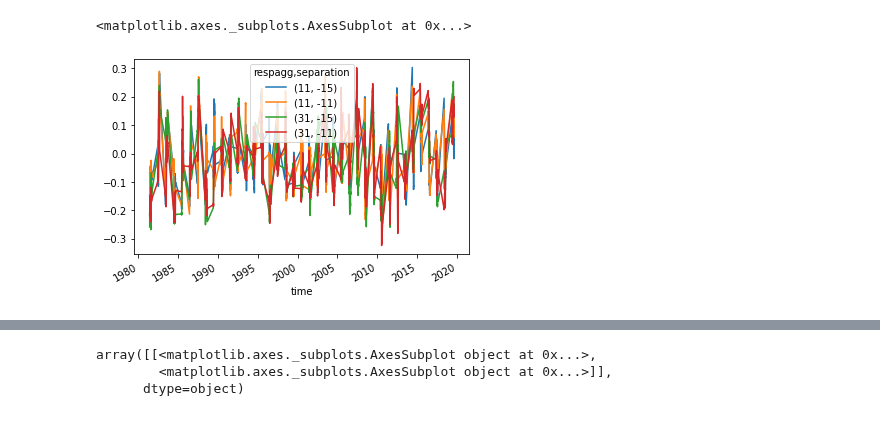
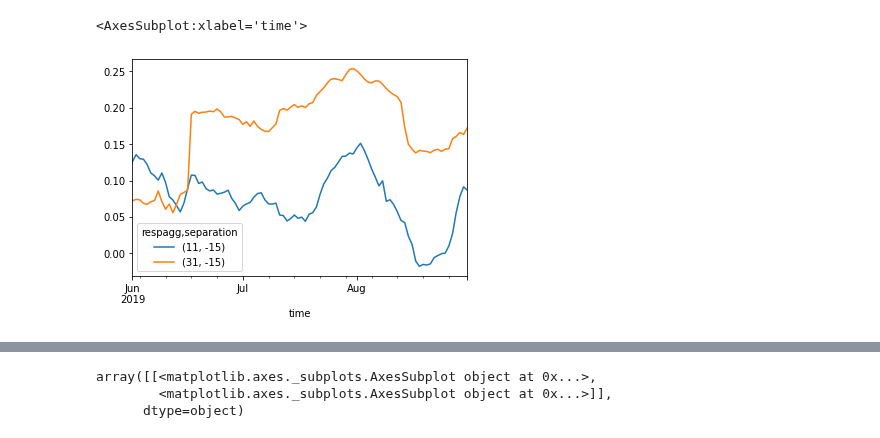
Before and after one commit to chiemvs/Weave, a Jupyter notebook: notebooks/visualize_shap.ipynb, the cells around one changed output, grey strips where cells are left out. Saved outputs shown, nothing was run; the diff lists cells and outputs as text; code cells hidden in the pictures.

```diff
--- a/notebooks/visualize_shap.ipynb
+++ b/notebooks/visualize_shap.ipynb
@@ -19,7 +19,7 @@ NameError: name 'shap' is not defined
 # %%
-#basepath = Path('/nobackup_1/users/straaten')
-basepath = Path('/scistor/ivm/jsn295/')
-#inputpath = basepath / 'shaptest'
-inputpath = basepath / 'clusters_cv_spearmanpar_varalpha_strict'
-shaps = ImportanceData(basepath = basepath / 'shap_standard_val_q0666', respagg = [31,11], separation = [-15,-11], quantile = 0.666, model = HybridExceedenceModel(fit_base_to_all_cv = True, base_only = True, n_jobs = 15))
+basepath = Path('/nobackup_1/users/straaten')
+#basepath = Path('/scistor/ivm/jsn295/')
+inputpath = basepath / 'shaptest'
+#inputpath = basepath / 'clusters_cv_spearmanpar_varalpha_strict'
+shaps = ImportanceData(basepath = basepath / 'shap_standard_val_q0666', respagg = [31,11], separation = [-15], quantile = 0.666, model = HybridExceedenceModel(fit_base_to_all_cv = True, base_only = False, n_jobs = 15, max_depth = 5, min_samples_split = 30, n_estimators = 2500, max_features = 35))
 shaps.load_data(X_too = True, y_too = True, inputpath = inputpath)
@@ -50,5 +53,5 @@ baserate.plot()
 # %%
-residuals.plot() #baserate.plot()
+residuals.iloc[-92:,:].plot() #baserate.plot()
 # %% [output]
-<matplotlib.axes._subplots.AxesSubplot at 0x...>
+<AxesSubplot:xlabel='time'>
-[figure, old version]
+[figure, new version]
```
Also changed, not shown: parts of 10 cells of this notebook, 1 other file.
